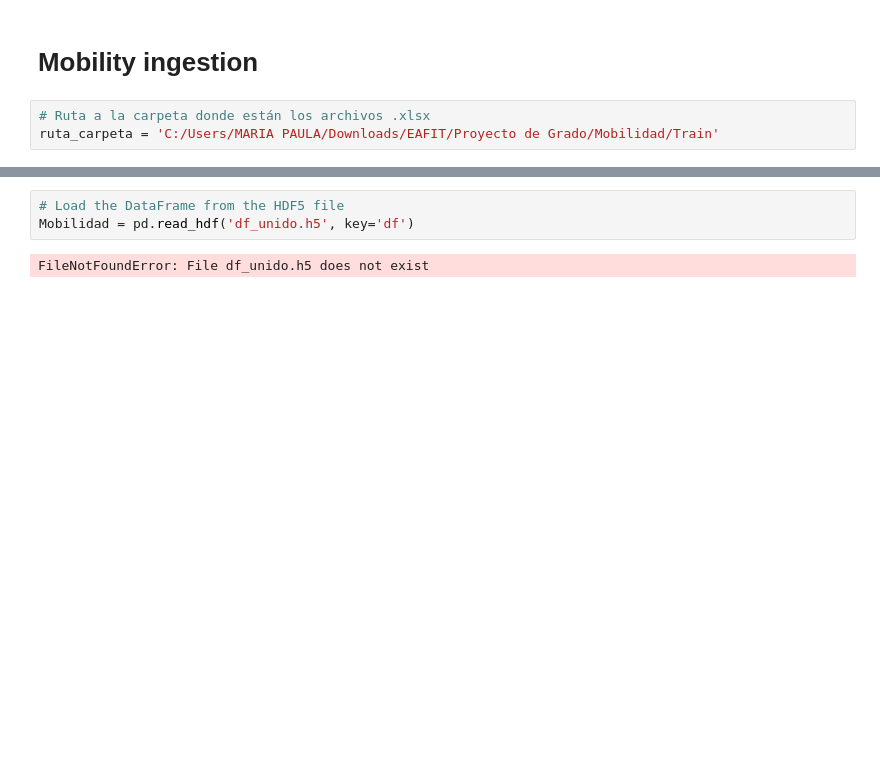
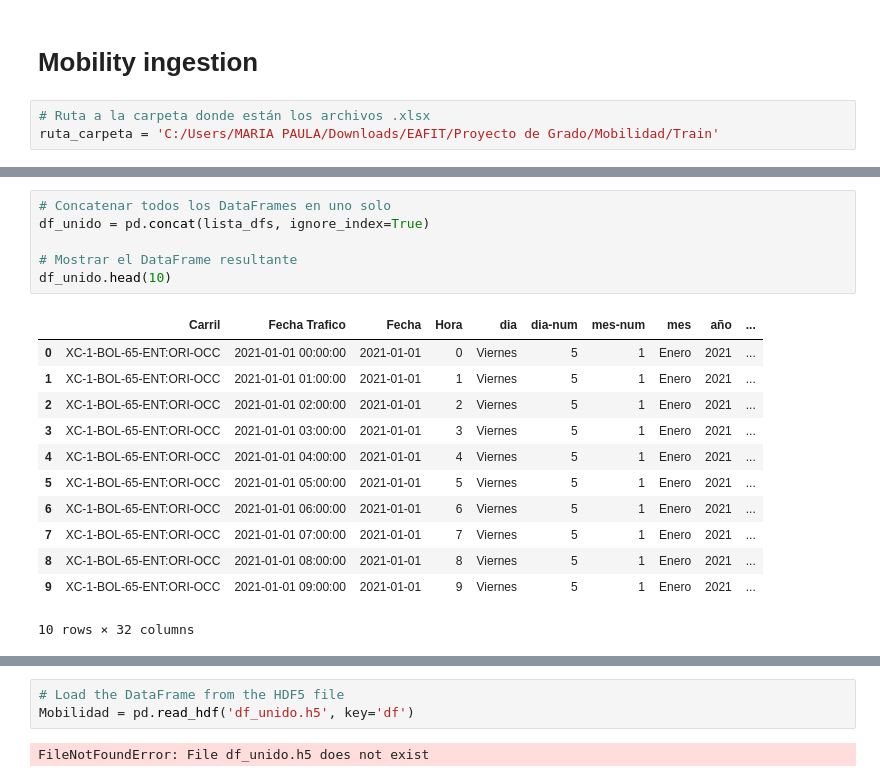
Before and after one commit to Matu10100/AirQuality_Prediction, a Jupyter notebook: Programacion/PreProcess_MobTrain.ipynb, the cells around one changed output, grey strips where cells are left out. Saved outputs shown, nothing was run; the diff lists cells and outputs as text; blank space fills up the shorter version.

```diff
--- a/Programacion/PreProcess_MobTrain.ipynb
+++ b/Programacion/PreProcess_MobTrain.ipynb
@@ -45,0 +23,19 @@ print(df_unido)
+# %%
+# Concatenar todos los DataFrames en uno solo
+df_unido = pd.concat(lista_dfs, ignore_index=True)
+
+# Mostrar el DataFrame resultante
+df_unido.head(10)
+# %% [output]
+|  | Carril | Fecha Trafico | Fecha | Hora | dia | dia-num | mes-num | mes | año | ... |
+| 0 | XC-1-BOL-65-ENT:ORI-OCC | 2021-01-01 00:00:00 | 2021-01-01 | 0 | Viernes | 5 | 1 | Enero | 2021 | ... |
+| 1 | XC-1-BOL-65-ENT:ORI-OCC | 2021-01-01 01:00:00 | 2021-01-01 | 1 | Viernes | 5 | 1 | Enero | 2021 | ... |
+| 2 | XC-1-BOL-65-ENT:ORI-OCC | 2021-01-01 02:00:00 | 2021-01-01 | 2 | Viernes | 5 | 1 | Enero | 2021 | ... |
+| 3 | XC-1-BOL-65-ENT:ORI-OCC | 2021-01-01 03:00:00 | 2021-01-01 | 3 | Viernes | 5 | 1 | Enero | 2021 | ... |
+| 4 | XC-1-BOL-65-ENT:ORI-OCC | 2021-01-01 04:00:00 | 2021-01-01 | 4 | Viernes | 5 | 1 | Enero | 2021 | ... |
+| 5 | XC-1-BOL-65-ENT:ORI-OCC | 2021-01-01 05:00:00 | 2021-01-01 | 5 | Viernes | 5 | 1 | Enero | 2021 | ... |
+| 6 | XC-1-BOL-65-ENT:ORI-OCC | 2021-01-01 06:00:00 | 2021-01-01 | 6 | Viernes | 5 | 1 | Enero | 2021 | ... |
+| 7 | XC-1-BOL-65-ENT:ORI-OCC | 2021-01-01 07:00:00 | 2021-01-01 | 7 | Viernes | 5 | 1 | Enero | 2021 | ... |
+| 8 | XC-1-BOL-65-ENT:ORI-OCC | 2021-01-01 08:00:00 | 2021-01-01 | 8 | Viernes | 5 | 1 | Enero | 2021 | ... |
+| 9 | XC-1-BOL-65-ENT:ORI-OCC | 2021-01-01 09:00:00 | 2021-01-01 | 9 | Viernes | 5 | 1 | Enero | 2021 | ... |
+10 rows × 32 columns
```
Also changed, not shown: parts of 5 cells of this notebook.
